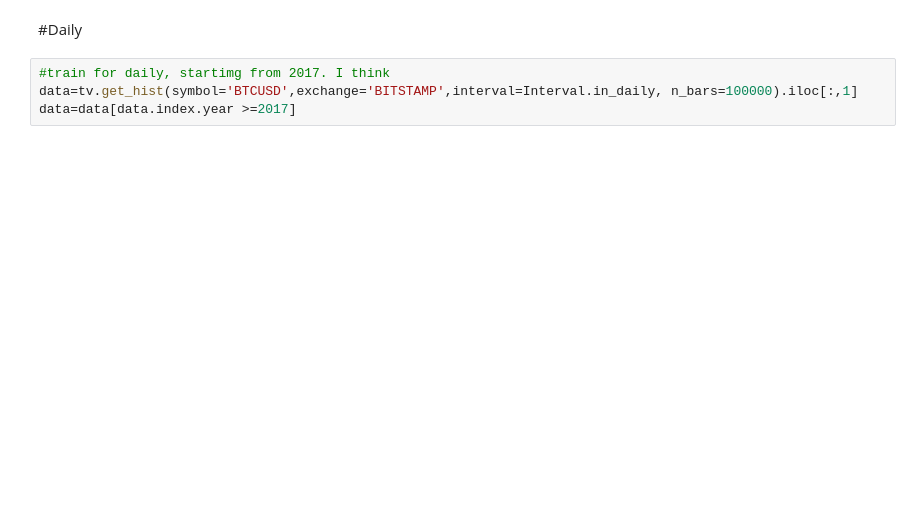
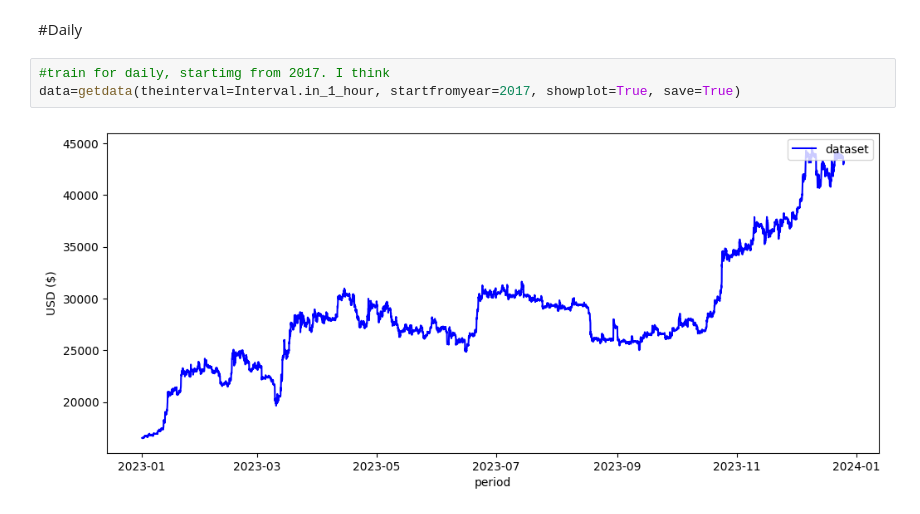
Before and after one commit to Rheyhan/Project-Random, a Jupyter notebook: 2RealTimeBTCforecasting/utils/CreateModel.ipynb, the cells around one changed output. Drawn from its saved outputs; the diff is of its cells as text; blank space fills up the shorter version.

```diff
--- a/2RealTimeBTCforecasting/utils/CreateModel.ipynb
+++ b/2RealTimeBTCforecasting/utils/CreateModel.ipynb
@@ -125,8 +159,9 @@ class modelmaker():
 #Daily
 # %%
 #train for daily, startimg from 2017. I think
-data=tv.get_hist(symbol='BTCUSD',exchange='BITSTAMP',interval=Interval.in_daily, n_bars=100000).iloc[:,1]
-data=data[data.index.year >=2017]
+data=getdata(theinterval=Interval.in_1_hour, startfromyear=2017, showplot=True, save=True)
+# %% [output]
+[figure, added]
 # %%
 test1=modelmaker(data)
 test1.traintestsplit(0.8)
```
Also changed, not shown: parts of 5 cells of this notebook, 8 other files.
